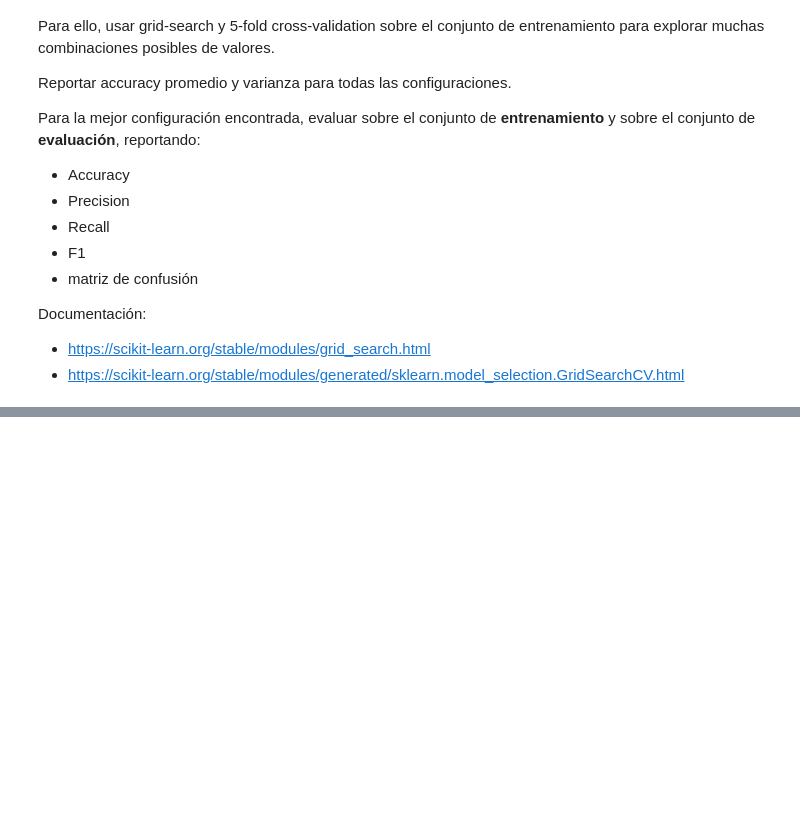
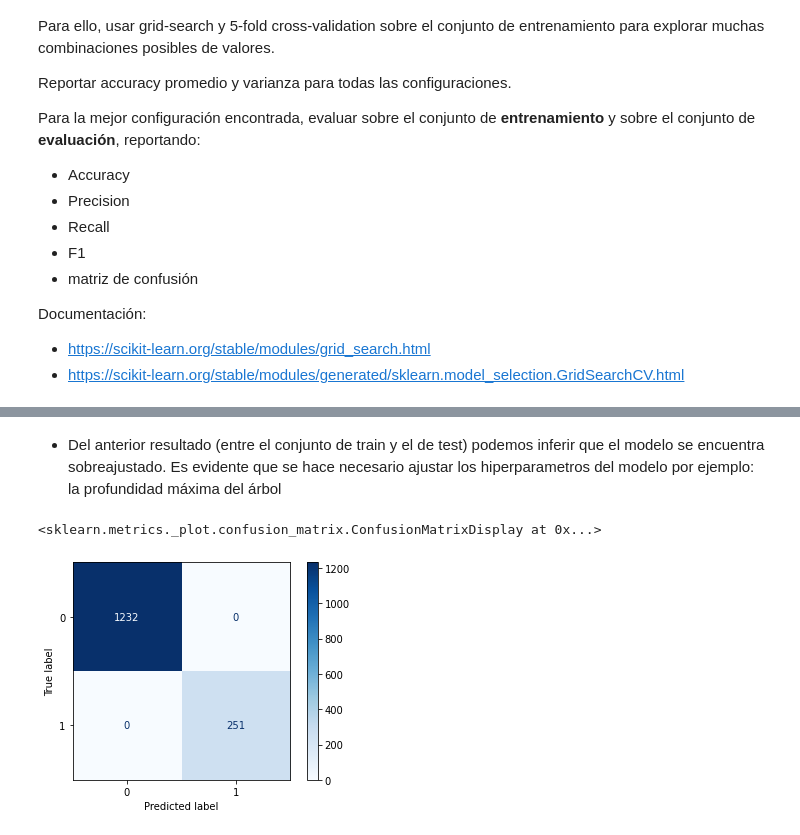
Before and after one commit to Grupo242022/Intro_AA, a Jupyter notebook: Lab 2 preliminar.ipynb, the cells around one changed output, grey strips where cells are left out. Cells and saved outputs as stored; diff of their text form; code cells hidden in the pictures; blank space fills up the shorter version.

Commit message:
Inicia procedimiento de arboles de decision

```diff
--- a/Lab 2 preliminar.ipynb
+++ b/Lab 2 preliminar.ipynb
@@ -19,7 +44,11 @@ from sklearn.model_selection import train_test_split
 
 La celda siguiente se encarga de la carga de datos (haciendo uso de pandas). Estos serán los que se trabajarán en el resto del laboratorio.
 # %%
-dataset = pd.read_csv("./data/loan_data.csv", comment="#")
+ruta_git = "https://raw.githubusercontent.com/DiploDatos/IntroduccionAprendizajeAutomatico/master/data/loan_data.csv"
+dataset = pd.read_csv(ruta_git, comment="#")
+
+
+# dataset = pd.read_csv("./data/loan_data.csv", comment="#")
 
 # División entre instancias y etiquetas
 X, y = dataset.iloc[:, 1:], dataset.TARGET
@@ -380,0 +424,10 @@ Documentación:
+# %%
+# X_train, X_test, y_train, y_test = train_test_split(X, y, test_size=0.2, random_state=0)
+
+from sklearn.tree import DecisionTreeClassifier
+clf = DecisionTreeClassifier(random_state=0)
+clf.fit(X_train, y_train)
+y_train_pred = clf.predict(X_train)
+y_test_pred = clf.predict(X_test)
+
+print(f'Reporte: {classification_report(y_train, y_train_pred)}')
@@ -380,0 +443,12 @@ Documentación:
+# %% [markdown]
+- Del anterior resultado (entre el conjunto de train y el de test) podemos inferir que el modelo se encuentra sobreajustado. Es evidente que se hace necesario ajustar los hiperparametros del modelo por ejemplo: la profundidad máxima del árbol
+# %%
+cm_train=confusion_matrix(y_train, y_train_pred, labels=clf.classes_)
+# %%
+import matplotlib.pyplot as plt
+disp = ConfusionMatrixDisplay(confusion_matrix=cm_train,
+                              display_labels=clf.classes_)
+disp.plot(cmap=plt.cm.Blues)
+# %% [output]
+<sklearn.metrics._plot.confusion_matrix.ConfusionMatrixDisplay at 0x...>
+[figure, added]
```
Also changed, not shown: parts of 10 cells of this notebook.
